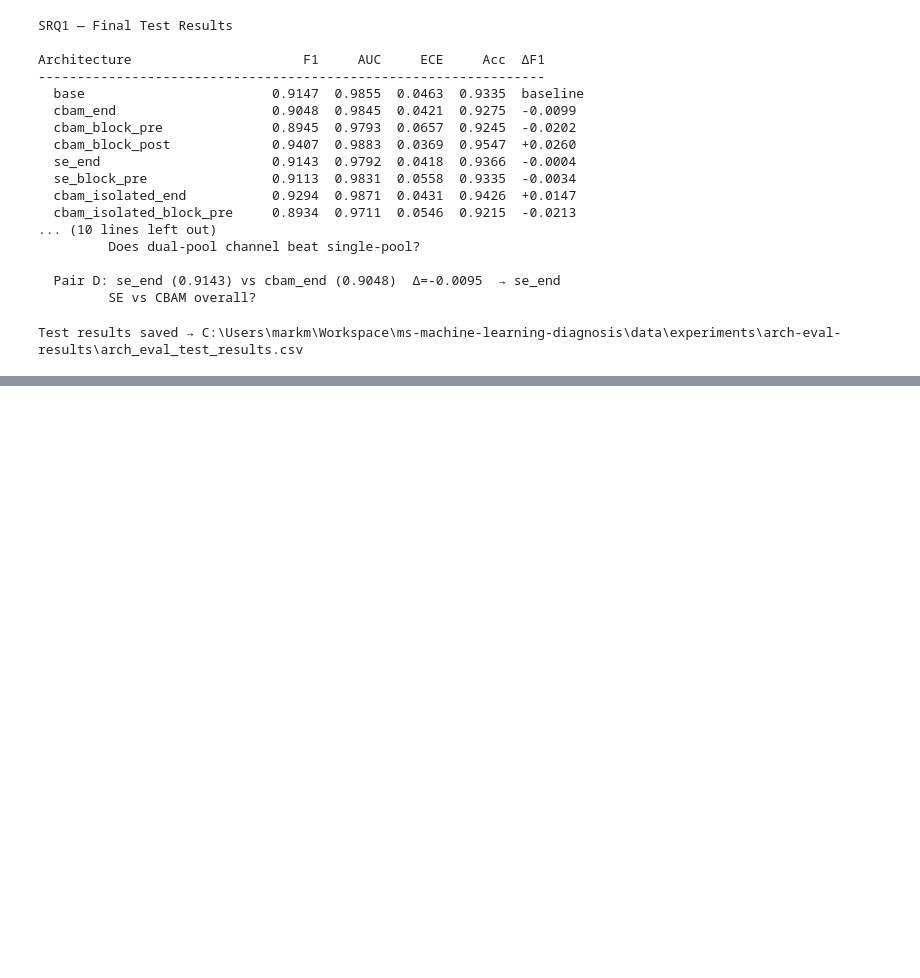
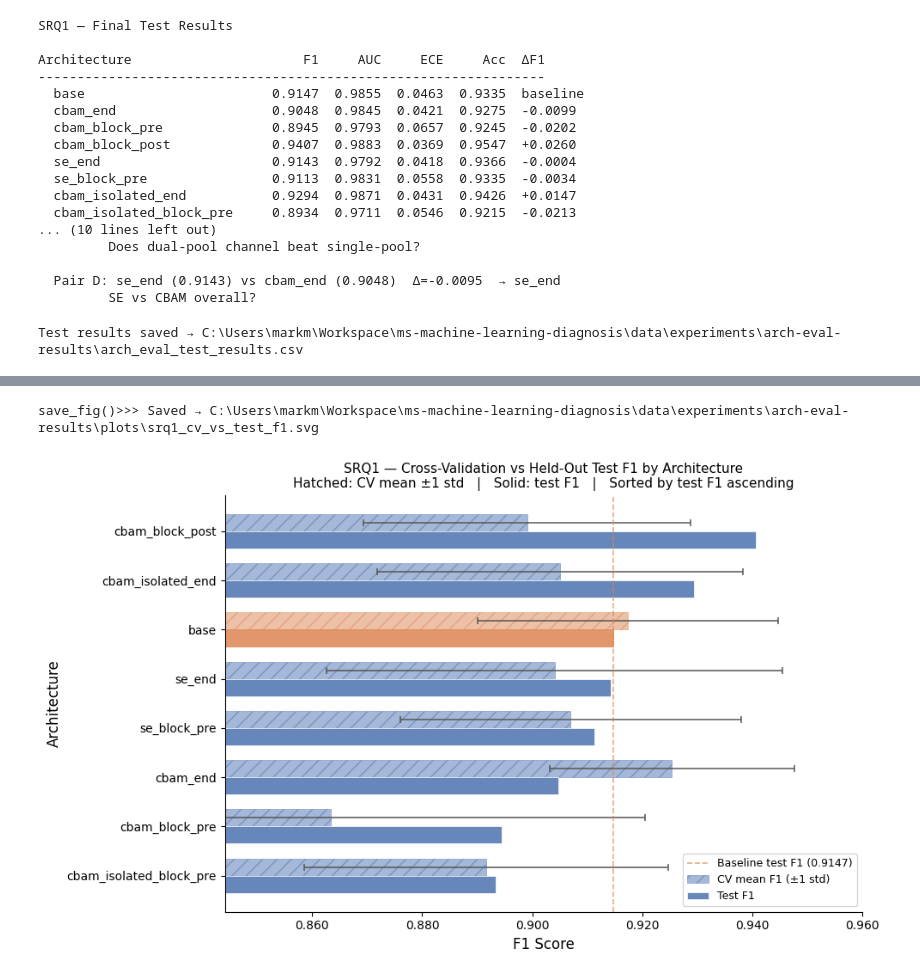
Before and after one commit to Mark-McNaught/ms-machine-learning-diagnosis, a Jupyter notebook: src/experiments/arch-eval.ipynb, the cells around one changed output, grey strips where cells are left out. Saved outputs shown, nothing was run; the diff lists cells and outputs as text; code cells hidden in the pictures; blank space fills up the shorter version.

```diff
--- a/src/experiments/arch-eval.ipynb
+++ b/src/experiments/arch-eval.ipynb
@@ -761,0 +766,74 @@ save_fig()>>> Saved → C:\Users\markm\Workspace\ms-machine-learning-diagnosis\d
+# %%
+# ── CV vs Test F1 comparison — rank reversal visualisation ────────────────────
+# Requires: summary (from Section 6), df_test (from Section 8).
+
+cv_f1  = summary.set_index("architecture")["mean_val_f1"]
+cv_std = summary.set_index("architecture")["std_val_f1"]
+test_f1 = df_test["test_f1"]
+
+# Sort by test F1 ascending so the best-performing architecture is at the top.
+plot_order = test_f1.sort_values(ascending=True).index.tolist()
+
+cv_vals   = [cv_f1[a]   for a in plot_order]
+cv_errs   = [cv_std[a]  for a in plot_order]
+test_vals = [test_f1[a] for a in plot_order]
+
+y_pos  = np.arange(len(plot_order))
+height = 0.35
+
+fig, ax = plt.subplots(figsize=(10, 6))
+
+# CV bars — hatched to distinguish from solid test bars.
+cv_bars = ax.barh(
+    y_pos + height / 2, cv_vals, height,
+    xerr=cv_errs,
+    color="#4C72B0", alpha=0.50, hatch="//",
+    edgecolor="#4C72B0", linewidth=0.6,
+    capsize=3, error_kw=dict(elinewidth=1.1, ecolor="#555", capthick=1.1),
+    label="CV mean F1 (±1 std)"
+)
+
+# Test bars — solid.
+test_bars = ax.barh(
+    y_pos - height / 2, test_vals, height,
+    color="#4C72B0", alpha=0.85,
+    edgecolor="white", linewidth=0.6,
+    label="Test F1"
+)
+
+# Recolour baseline bars to orange so they stand out.
+base_idx = plot_order.index("base")
+cv_bars[base_idx].set_facecolor("#DD8452")
+cv_bars[base_idx].set_edgecolor("#DD8452")
+test_bars[base_idx].set_facecolor("#DD8452")
+test_bars[base_idx].set_edgecolor("#DD8452")
+
+# Dashed reference line at the baseline test F1.
+base_test_f1 = test_f1["base"]
+ax.axvline(base_test_f1, color="#DD8452", linestyle="--",
+           linewidth=1.2, alpha=0.7,
+           label=f"Baseline test F1 ({base_test_f1:.4f})")
+
+ax.set_yticks(y_pos)
+ax.set_yticklabels(plot_order, fontsize=10)
+ax.set_xlabel("F1 Score", fontsize=12)
+ax.set_ylabel("Architecture", fontsize=12)
+ax.set_title(
+    "SRQ1 — Cross-Validation vs Held-Out Test F1 by Architecture\n"
+    "Hatched: CV mean ±1 std   |   Solid: test F1   |   Sorted by test F1 ascending",
+    fontsize=11
+)
+ax.xaxis.set_major_formatter(mticker.FormatStrFormatter("%.3f"))
+ax.legend(fontsize=9, loc="lower right")
+ax.spines[["top", "right"]].set_visible(False)
+
+all_vals = cv_vals + test_vals
+pad = (max(all_vals) - min(all_vals)) * 0.25 or 0.02
+ax.set_xlim(max(0, min(all_vals) - pad), min(1.01, max(all_vals) + pad))
+
+plt.tight_layout()
+utils.save_fig(fig, PLOTS_DIR, "srq1_cv_vs_test_f1", formats=("svg",))
+plt.show()
+# %% [output]
+save_fig()>>> Saved → C:\Users\markm\Workspace\ms-machine-learning-diagnosis\data\experiments\arch-eval-results\plots\srq1_cv_vs_test_f1.svg
+[figure, added]
```
Also changed, not shown: parts of 2 cells of this notebook, 4 other files.
